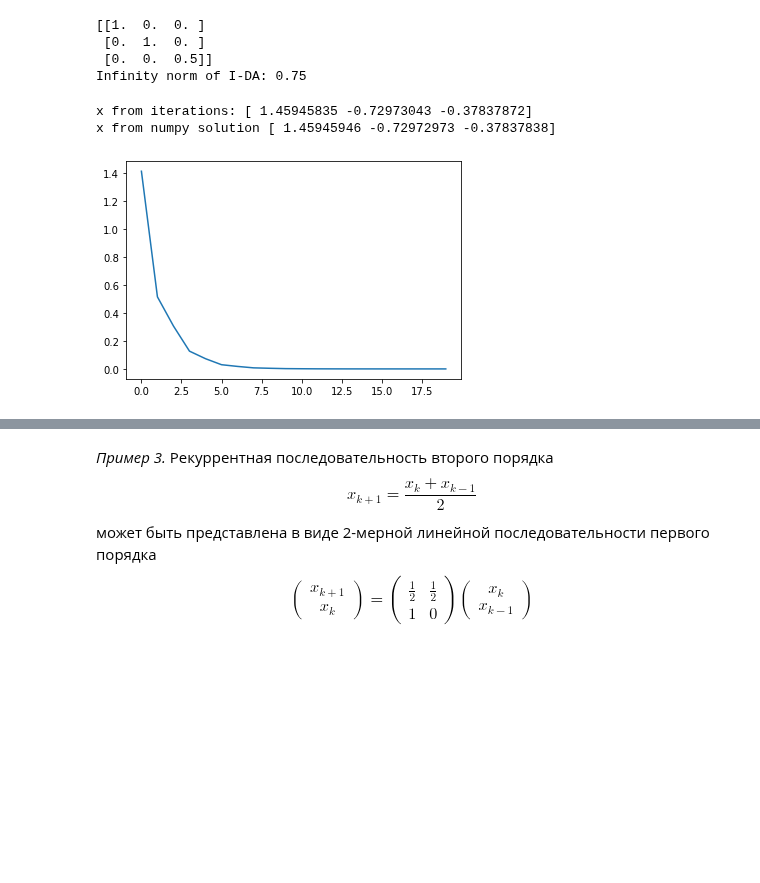
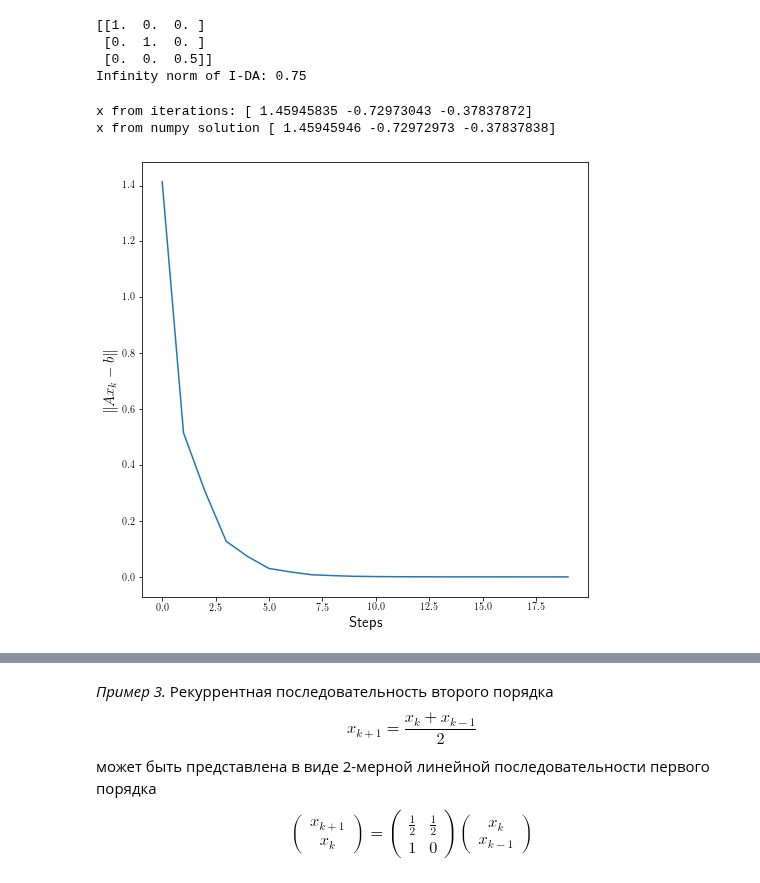
Before and after one commit to Malkovsky/interactive-visualization, a Jupyter notebook: optimization_course/02_basic_search_algorithms.ipynb, the cells around one changed output, grey strips where cells are left out. Saved outputs shown, nothing was run; the diff lists cells and outputs as text; code cells hidden in the pictures; blank space fills up the shorter version.

```diff
--- a/optimization_course/02_basic_search_algorithms.ipynb
+++ b/optimization_course/02_basic_search_algorithms.ipynb
@@ -39,6 +39,8 @@ if module_path not in sys.path:
 from animation_utils.animation import animate_list
 # %%
 import matplotlib.pyplot as plt
+plt.rcParams["figure.figsize"] = (8, 8)
+plt.rcParams["text.usetex"] = True
 import numpy as np
 
 def f(x):
@@ -305,14 +307,16 @@ Infinity norm of I-DA: 0.75
 # %%
 x = np.array([0, 0, 0])
 errors = [np.linalg.norm(A @ x - b)]
 for i in range(20):
     x = x - D @ (A @ x - b)
     errors.append(np.linalg.norm(A @ x - b))
 plt.plot([i for i in range(20)], [errors[i] for i in range(20)])
+plt.xlabel('Steps', fontsize=15)
+plt.ylabel('$\|Ax_k-b\|$', fontsize=15)
 print('x from iterations:', x)
 print('x from numpy solution', np.linalg.solve(A, b))
 plt.show()
 # %% [output]
 x from iterations: [ 1.45945835 -0.72973043 -0.37837872]
 x from numpy solution [ 1.45945946 -0.72972973 -0.37837838]
-[figure, old version]
+[figure, new version]
```
Also changed, not shown: parts of 7 cells of this notebook.
